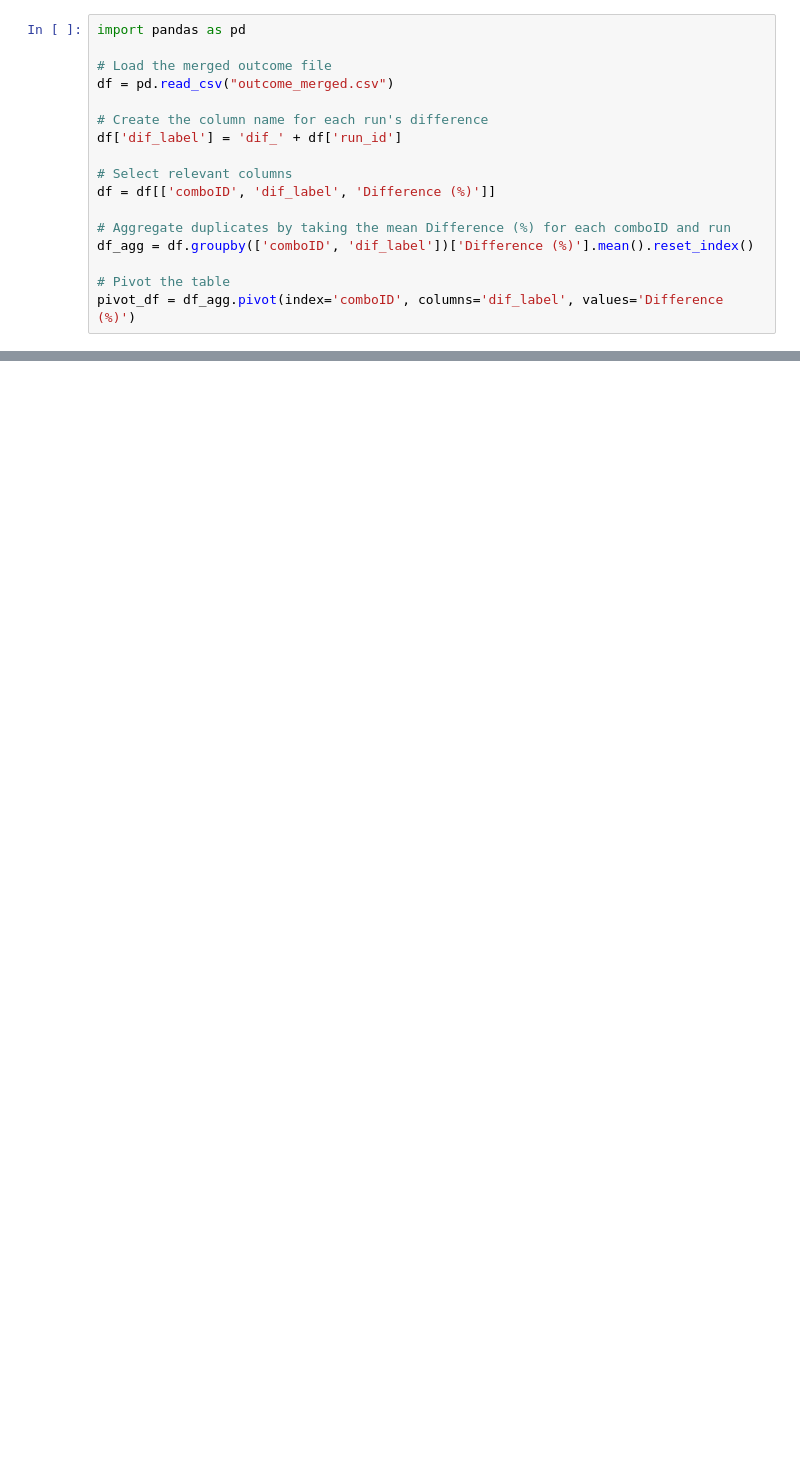
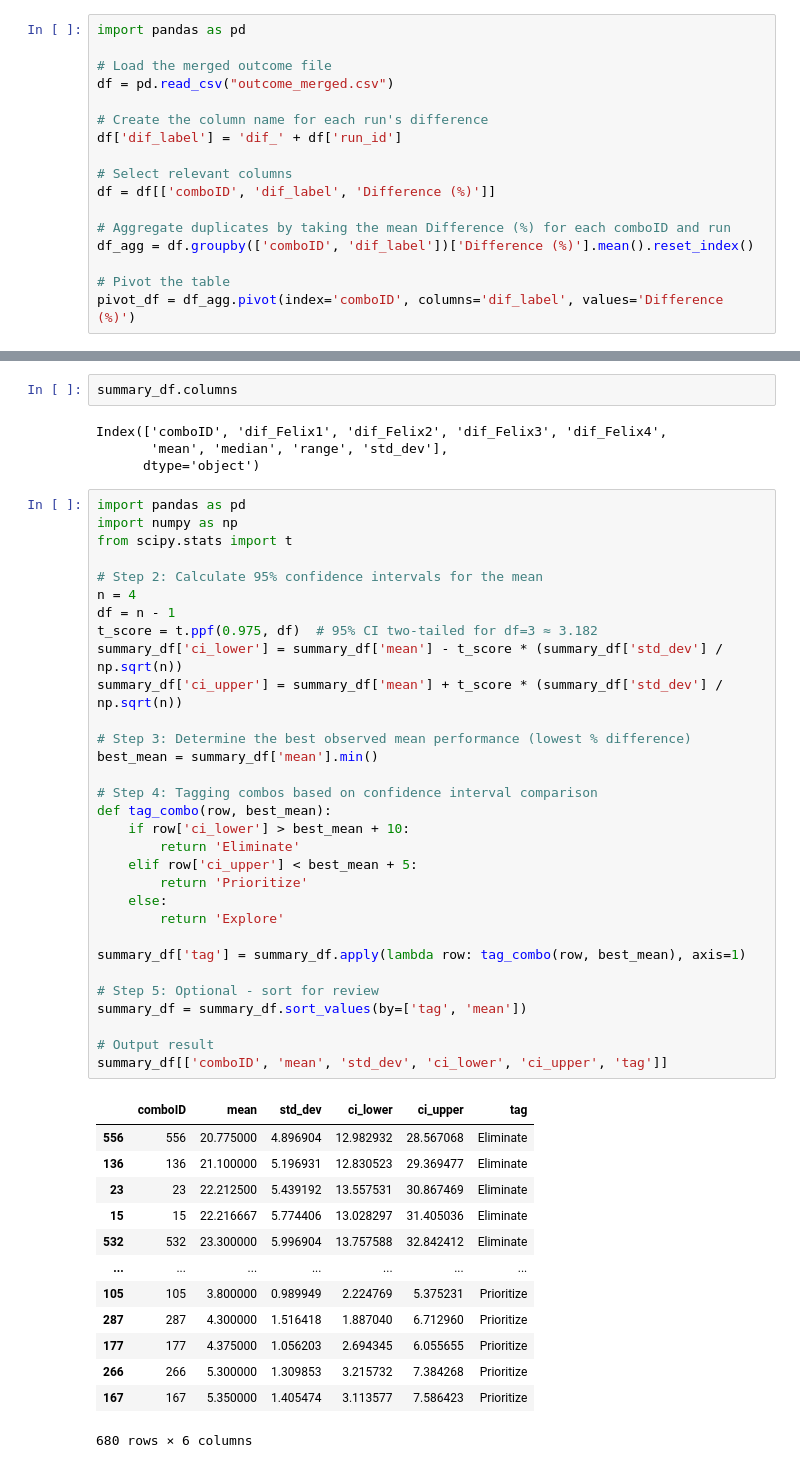
Before and after one commit to FelixVeaux/Retail_Mardown_Game, a Jupyter notebook: 01_FINAL_DATA/03_Descriptive_Analysis_Differance.ipynb, the cells around one changed output, grey strips where cells are left out. Drawn from its saved outputs; the diff is of its cells as text; blank space fills up the shorter version.

```diff
--- a/01_FINAL_DATA/03_Descriptive_Analysis_Differance.ipynb
+++ b/01_FINAL_DATA/03_Descriptive_Analysis_Differance.ipynb
@@ -102,0 +104,51 @@ plt.show()
+# %%
+summary_df.columns
+# %% [output]
+Index(['comboID', 'dif_Felix1', 'dif_Felix2', 'dif_Felix3', 'dif_Felix4',
+       'mean', 'median', 'range', 'std_dev'],
+      dtype='object')
+# %%
+import pandas as pd
+import numpy as np
+from scipy.stats import t
+
+# Step 2: Calculate 95% confidence intervals for the mean
+n = 4
+df = n - 1
+t_score = t.ppf(0.975, df)  # 95% CI two-tailed for df=3 ≈ 3.182
+summary_df['ci_lower'] = summary_df['mean'] - t_score * (summary_df['std_dev'] / np.sqrt(n))
+summary_df['ci_upper'] = summary_df['mean'] + t_score * (summary_df['std_dev'] / np.sqrt(n))
+
+# Step 3: Determine the best observed mean performance (lowest % difference)
+best_mean = summary_df['mean'].min()
+
+# Step 4: Tagging combos based on confidence interval comparison
+def tag_combo(row, best_mean):
+    if row['ci_lower'] > best_mean + 10:
+        return 'Eliminate'
+    elif row['ci_upper'] < best_mean + 5:
+        return 'Prioritize'
+    else:
+        return 'Explore'
+
+summary_df['tag'] = summary_df.apply(lambda row: tag_combo(row, best_mean), axis=1)
+
+# Step 5: Optional - sort for review
+summary_df = summary_df.sort_values(by=['tag', 'mean'])
+
+# Output result
+summary_df[['comboID', 'mean', 'std_dev', 'ci_lower', 'ci_upper', 'tag']]
+# %% [output]
+|  | comboID | mean | std_dev | ci_lower | ci_upper | tag |
+| 556 | 556 | 20.775000 | 4.896904 | 12.982932 | 28.567068 | Eliminate |
+| 136 | 136 | 21.100000 | 5.196931 | 12.830523 | 29.369477 | Eliminate |
+| 23 | 23 | 22.212500 | 5.439192 | 13.557531 | 30.867469 | Eliminate |
+| 15 | 15 | 22.216667 | 5.774406 | 13.028297 | 31.405036 | Eliminate |
+| 532 | 532 | 23.300000 | 5.996904 | 13.757588 | 32.842412 | Eliminate |
+| ... | ... | ... | ... | ... | ... | ... |
+| 105 | 105 | 3.800000 | 0.989949 | 2.224769 | 5.375231 | Prioritize |
+| 287 | 287 | 4.300000 | 1.516418 | 1.887040 | 6.712960 | Prioritize |
+| 177 | 177 | 4.375000 | 1.056203 | 2.694345 | 6.055655 | Prioritize |
+| 266 | 266 | 5.300000 | 1.309853 | 3.215732 | 7.384268 | Prioritize |
+| 167 | 167 | 5.350000 | 1.405474 | 3.113577 | 7.586423 | Prioritize |
+680 rows × 6 columns
```
Also changed, not shown: parts of 9 cells of this notebook, 14 other files.
